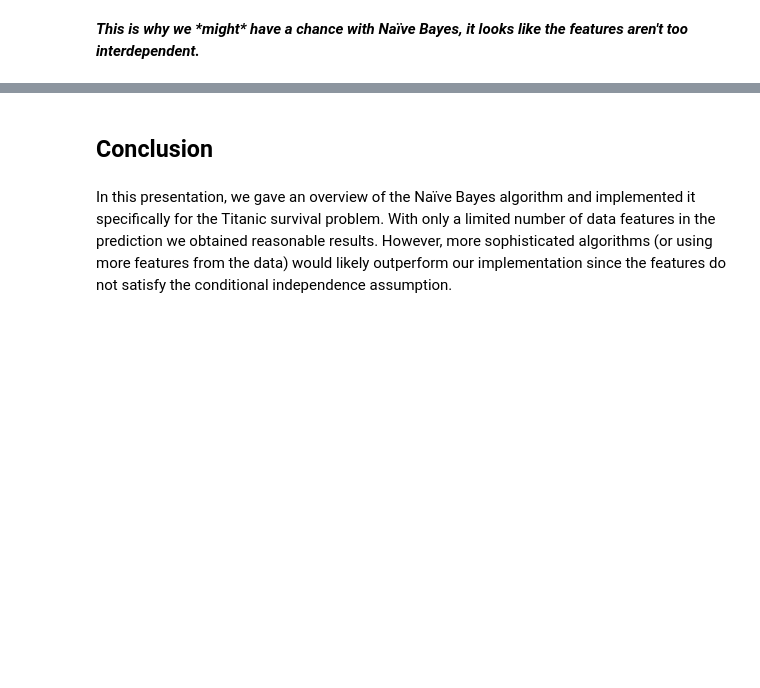
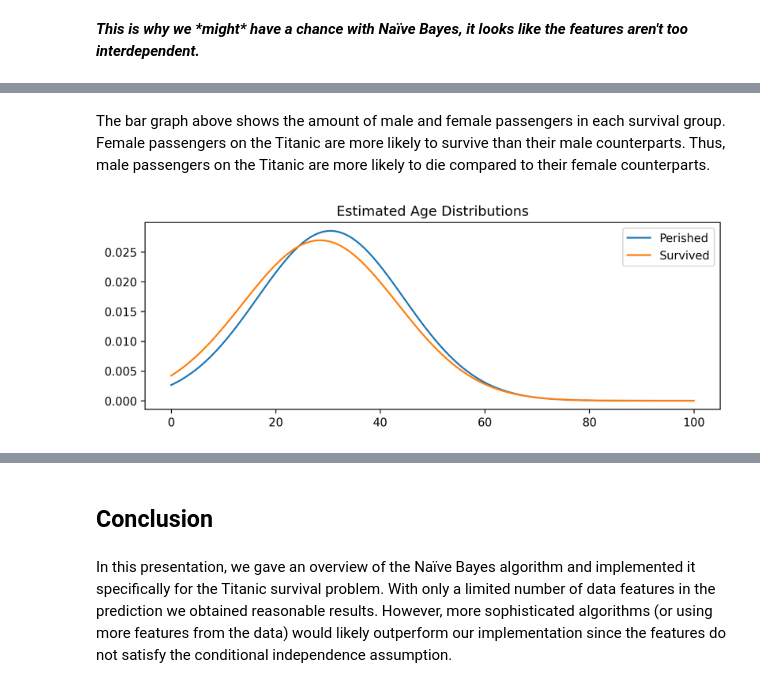
Before and after one commit to AngC1998/Fall_2020_Directed_Reading_Program, a Jupyter notebook: Titanic.ipynb, the cells around one changed output, grey strips where cells are left out. Drawn from its saved outputs; the diff is of its cells as text; code cells hidden in the pictures; blank space fills up the shorter version.

```diff
--- a/Titanic.ipynb
+++ b/Titanic.ipynb
@@ -585,0 +633,6 @@ nb.plot_sex()
+# %% [markdown]
+The bar graph above shows the amount of male and female passengers in each survival group. Female passengers on the Titanic are more likely to survive than their male counterparts. Thus, male passengers on the Titanic are more likely to die compared to their female counterparts.
+# %%
+nb.plot_age()
+# %% [output]
+[figure, added]
```
Also changed, not shown: parts of 32 cells of this notebook.
